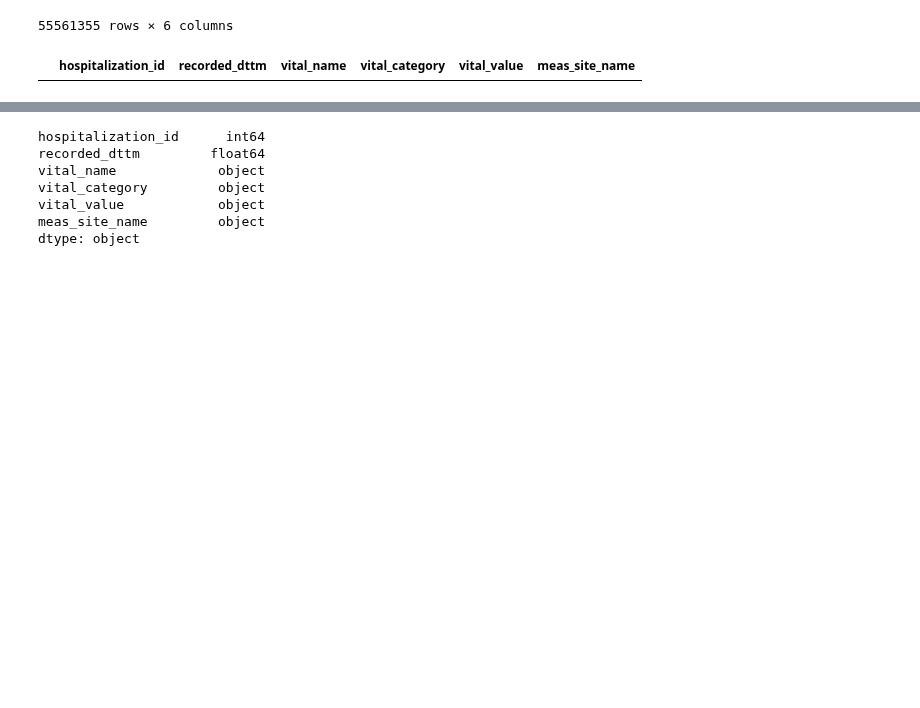
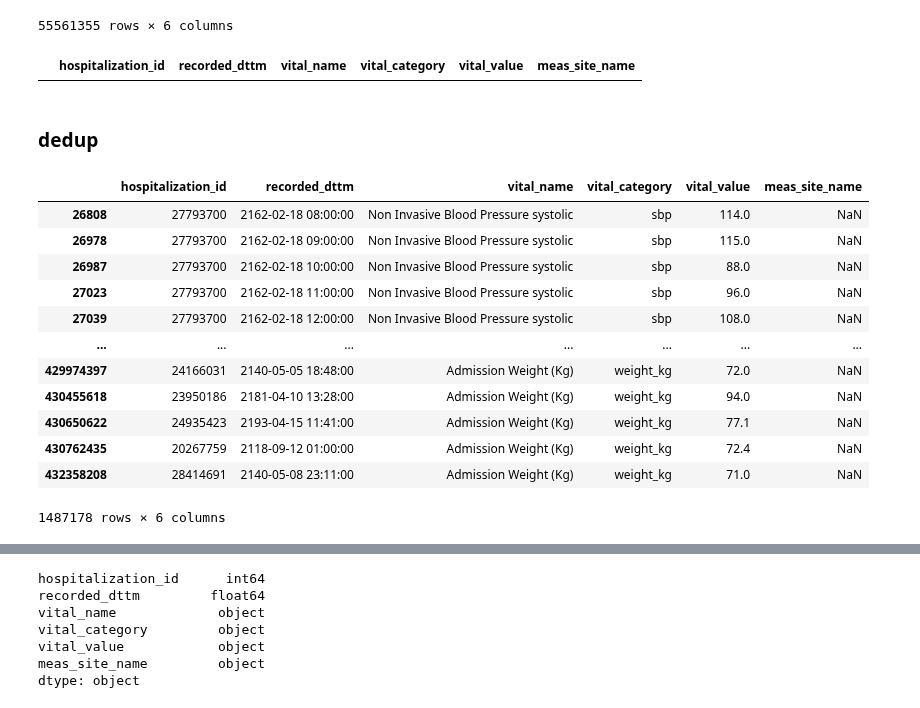
Before and after one commit to oldsandiaz/mimicclif, a Jupyter notebook: code/mimic-4.3.1-to-clif-2.0.ipynb, the cells around one changed output, grey strips where cells are left out. Drawn from its saved outputs; the diff is of its cells as text; code cells hidden in the pictures; blank space fills up the shorter version.

```diff
--- a/code/mimic-4.3.1-to-clif-2.0.ipynb
+++ b/code/mimic-4.3.1-to-clif-2.0.ipynb
@@ -1540,2 +1559,21 @@ vitals_merged[vitals_merged["vital_value"].isna()]
 # %% [output]
 |  | hospitalization_id | recorded_dttm | vital_name | vital_category | vital_value | meas_site_name |
+# %% [markdown]
+### dedup
+# %%
+vitals_m[vitals_m.duplicated(
+    subset = ["hospitalization_id",	"recorded_dttm", "vital_category"], keep = False)]
+# %% [output]
+|  | hospitalization_id | recorded_dttm | vital_name | vital_category | vital_value | meas_site_name |
+| 26808 | 27793700 | 2162-02-18 08:00:00 | Non Invasive Blood Pressure systolic | sbp | 114.0 | NaN |
+| 26978 | 27793700 | 2162-02-18 09:00:00 | Non Invasive Blood Pressure systolic | sbp | 115.0 | NaN |
+| 26987 | 27793700 | 2162-02-18 10:00:00 | Non Invasive Blood Pressure systolic | sbp | 88.0 | NaN |
+| 27023 | 27793700 | 2162-02-18 11:00:00 | Non Invasive Blood Pressure systolic | sbp | 96.0 | NaN |
+| 27039 | 27793700 | 2162-02-18 12:00:00 | Non Invasive Blood Pressure systolic | sbp | 108.0 | NaN |
+| ... | ... | ... | ... | ... | ... | ... |
+| 429974397 | 24166031 | 2140-05-05 18:48:00 | Admission Weight (Kg) | weight_kg | 72.0 | NaN |
+| 430455618 | 23950186 | 2181-04-10 13:28:00 | Admission Weight (Kg) | weight_kg | 94.0 | NaN |
+| 430650622 | 24935423 | 2193-04-15 11:41:00 | Admission Weight (Kg) | weight_kg | 77.1 | NaN |
+| 430762435 | 20267759 | 2118-09-12 01:00:00 | Admission Weight (Kg) | weight_kg | 72.4 | NaN |
+| 432358208 | 28414691 | 2140-05-08 23:11:00 | Admission Weight (Kg) | weight_kg | 71.0 | NaN |
+1487178 rows × 6 columns
```
Also changed, not shown: parts of 27 cells of this notebook, 1 other file.
